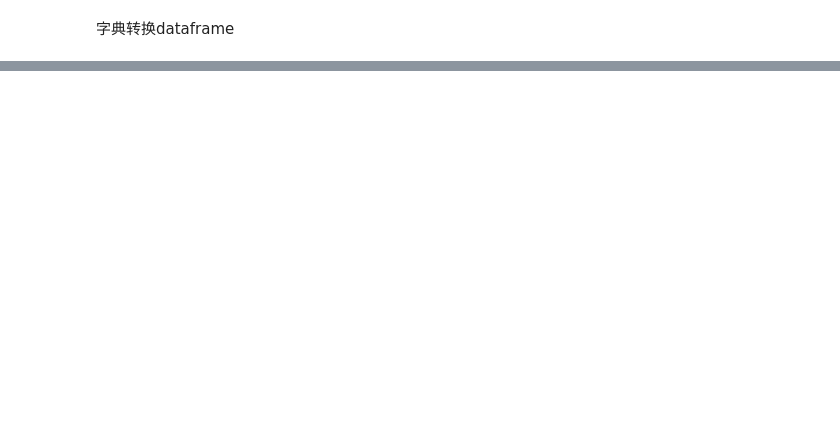
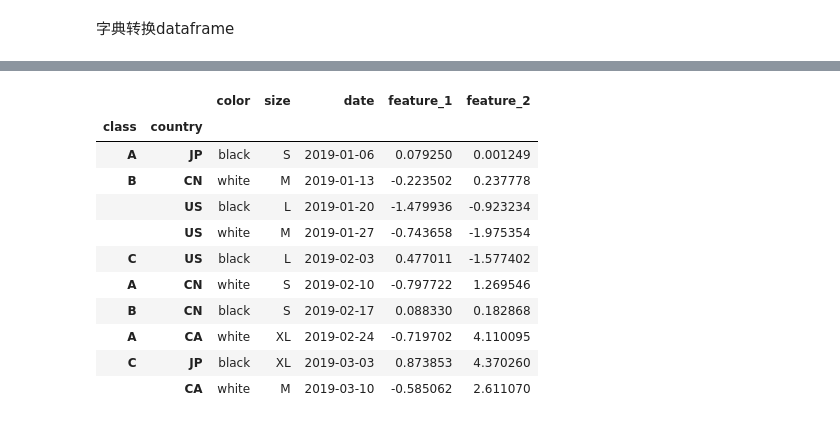
Before and after one commit to chikwongyip/pythonfordataanalysis, a Jupyter notebook: 入门.ipynb, the cells around one changed output, grey strips where cells are left out. Saved outputs shown, nothing was run; the diff lists cells and outputs as text; code cells hidden in the pictures; blank space fills up the shorter version.

```diff
--- a/入门.ipynb
+++ b/入门.ipynb
@@ -119,0 +98,25 @@ df2
+# %%
+data_dict = {'color' : ['black', 'white', 'black', 'white', 'black',
+                      'white', 'black', 'white', 'black', 'white'],
+            'size' : ['S','M','L','M','L','S','S','XL','XL','M'],
+        'date':pd.date_range('1/1/2019',periods=10, freq='W' ),
+            'feature_1': np.random.randn(10),
+            'feature_2': np.random.normal(0.5, 2, 10)}
+array_index=[['A','B','B','B','C','A','B','A','C','C'],['JP','CN','US','US','US','CN','CN','CA','JP','CA']]
+
+index = pd.MultiIndex.from_arrays(array_index, names=['class', 'country'])
+data_df = pd.DataFrame(data_dict,index=index)
+data_df
+# %% [output]
+|  |  | color | size | date | feature_1 | feature_2 |
+| class | country |  |  |  |  |  |
+| A | JP | black | S | 2019-01-06 | 0.079250 | 0.001249 |
+| B | CN | white | M | 2019-01-13 | -0.223502 | 0.237778 |
+|  | US | black | L | 2019-01-20 | -1.479936 | -0.923234 |
+|  | US | white | M | 2019-01-27 | -0.743658 | -1.975354 |
+| C | US | black | L | 2019-02-03 | 0.477011 | -1.577402 |
+| A | CN | white | S | 2019-02-10 | -0.797722 | 1.269546 |
+| B | CN | black | S | 2019-02-17 | 0.088330 | 0.182868 |
+| A | CA | white | XL | 2019-02-24 | -0.719702 | 4.110095 |
+| C | JP | black | XL | 2019-03-03 | 0.873853 | 4.370260 |
+|  | CA | white | M | 2019-03-10 | -0.585062 | 2.611070 |
```
Also changed, not shown: parts of 22 cells of this notebook.
